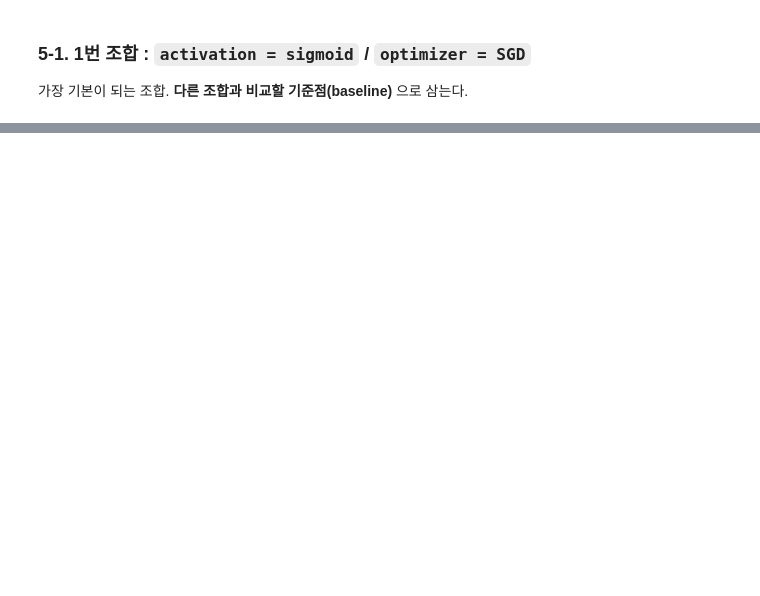
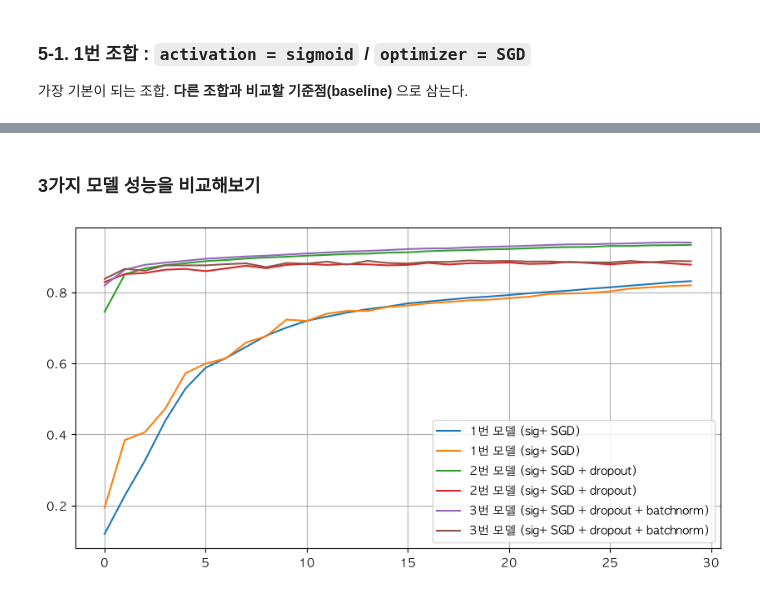
Before and after one commit to hongjinkong/study, a Jupyter notebook: deep learning/ex03)여러가지조합을통한다중분류실습.ipynb, the cells around one changed output, grey strips where cells are left out. Cells and saved outputs as stored; diff of their text form; code cells hidden in the pictures; blank space fills up the shorter version.

```diff
--- a/deep learning/ex03)여러가지조합을통한다중분류실습.ipynb
+++ b/deep learning/ex03)여러가지조합을통한다중분류실습.ipynb
@@ -335,0 +498,22 @@ plt.show()
+# %% [markdown]
+### 3가지 모델 성능을 비교해보기
+# %%
+plt.figure(figsize=(10,5))
+
+# 1번 모델 (sig+ SGD)
+plt.plot(model1.history.history['accuracy'], label = '1번 모델 (sig+ SGD)')
+plt.plot(model1.history.history['val_accuracy'], label = '1번 모델 (sig+ SGD)')
+
+# 2번 모델 (sig+ SGD + dropout)
+plt.plot(model2.history.history['accuracy'], label = '2번 모델 (sig+ SGD + dropout)')
+plt.plot(model2.history.history['val_accuracy'], label = '2번 모델 (sig+ SGD + dropout)')
+
+# 3번 모델 (sig+ SGD + dropout + batchnorm)
+plt.plot(model3.history.history['accuracy'], label = '3번 모델 (sig+ SGD + dropout + batchnorm)')
+plt.plot(model3.history.history['val_accuracy'], label = '3번 모델 (sig+ SGD + dropout + batchnorm)')
+
+plt.grid(True)
+plt.legend()
+plt.show()
+# %% [output]
+[figure, added]
```
Also changed, not shown: parts of 26 cells of this notebook, 13 other files.
